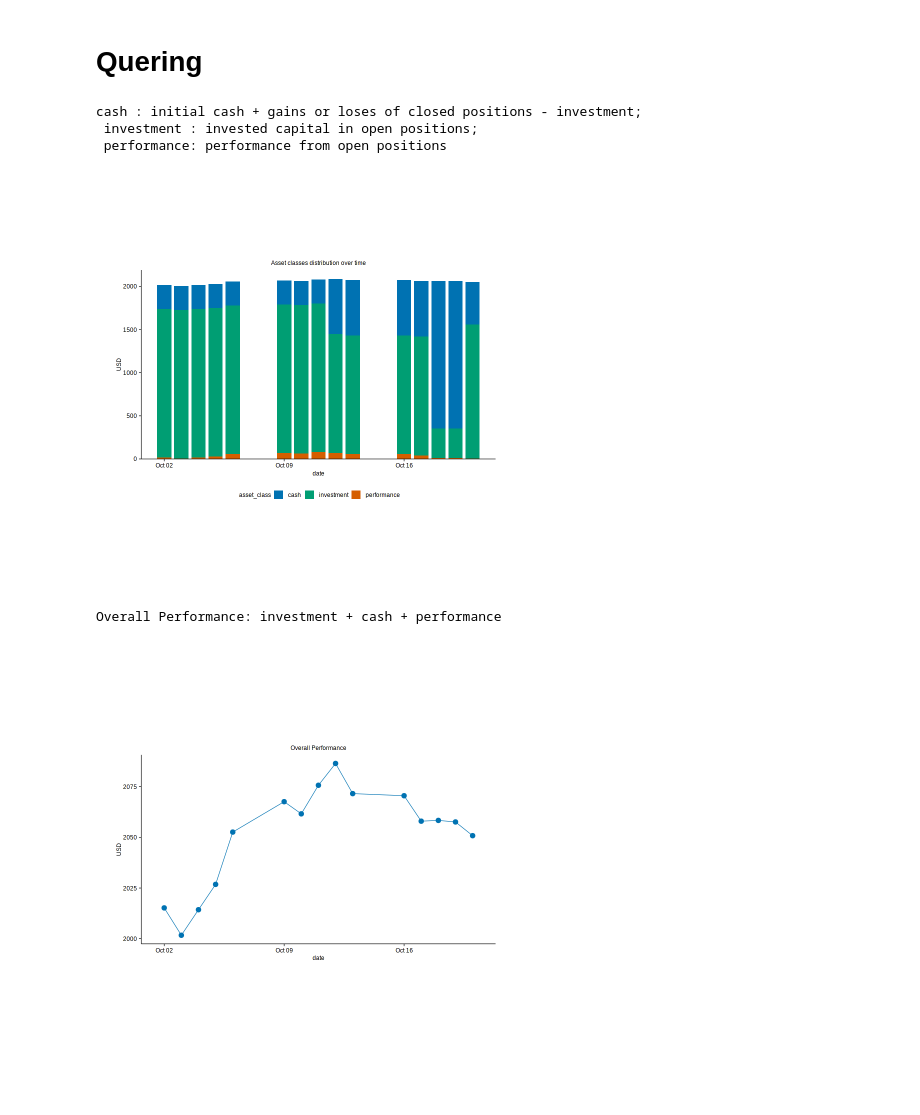
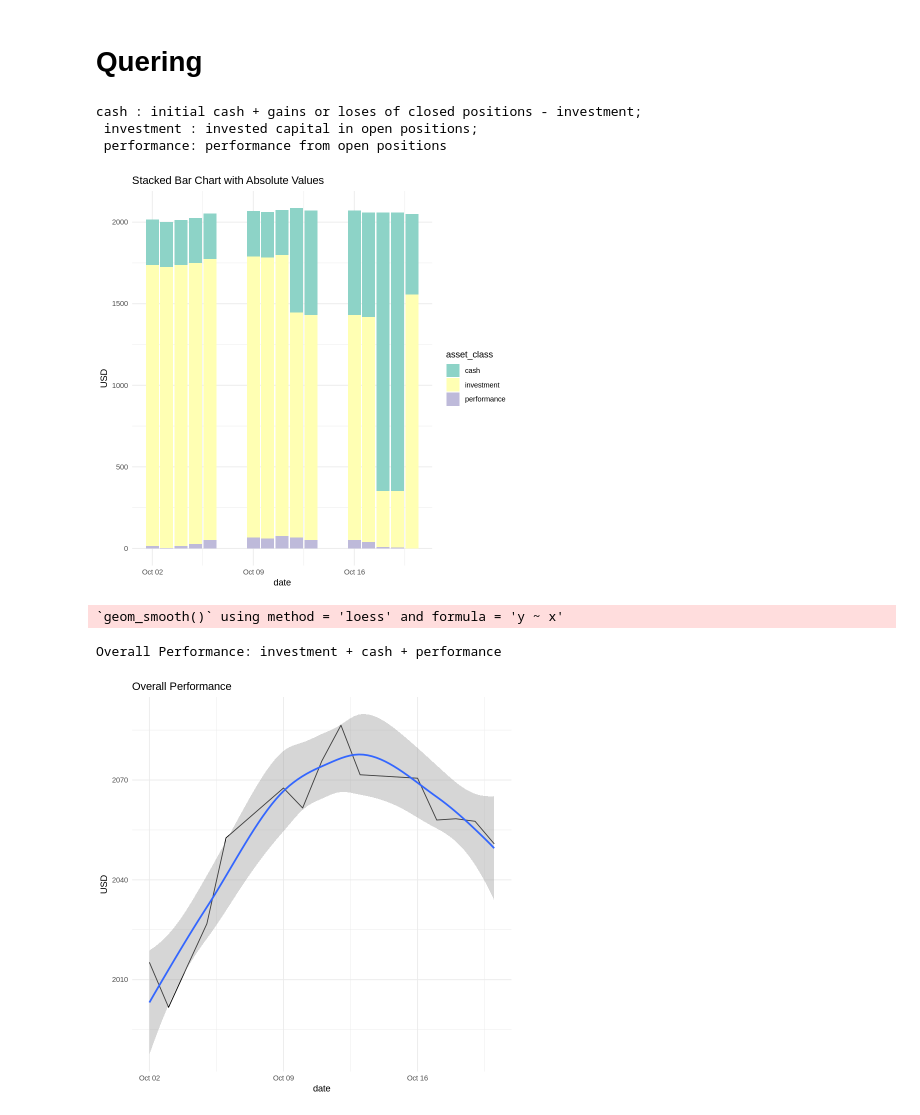
Before and after one commit to iNANOV/transaction-state-simulator, a Jupyter notebook: basic_example.ipynb, the cells around one changed output. Saved outputs shown, nothing was run; the diff lists cells and outputs as text; code cells hidden in the pictures.

```diff
--- a/basic_example.ipynb
+++ b/basic_example.ipynb
@@ -189,43 +154,45 @@ A tibble: 125 × 4
 # %% [markdown]
 # Quering
 # %%
-# Show summarized distribution over time
+# Summarized asset classes distribution over time
 
 suppressMessages({
   cumulative_state %>%
     dplyr::select(- open_positions) %>%
     pivot_longer(
       cols = c("investment", "cash", "performance"), # Select columns to pivot
       names_to = "asset_class",        # New column for key names
       values_to = "usd"          # New column for values
     ) %>%
     group_by(date, asset_class) %>%
     summarise(USD = sum(usd)) %>%
-    tidyplot(x = date, y = USD, color = asset_class,
-            width = 150, height = 80) %>%
-    add_barstack_absolute() %>%
-    add_title("Asset classes distribution over time") %>%
-    adjust_legend_position(position = "bottom")
+    ggplot(aes(x = date, y = USD, fill = asset_class)) +
+    geom_bar(stat = "identity") +  # Use raw values (absolute)
+    labs(title = "Stacked Bar Chart with Absolute Values") +
+  scale_fill_brewer(palette = "Set3") +  # Optional: nice color palette
+  theme_minimal()
 })
 
 cat("cash : initial cash + gains or loses of closed positions - investment;\n investment : invested capital in open positions;\n performance: performance from open positions\n")
 # %% [output]
 cash : initial cash + gains or loses of closed positions - investment;
  investment : invested capital in open positions;
  performance: performance from open positions
-[figure, old version]
+[figure, new version]
 # %%
-# Show overall performance in USD
+# Overall Performance in USD
 cumulative_state %>%
   dplyr::select(- open_positions)  %>%
   mutate(USD = investment + cash + performance) %>%
-  tidyplot(x = date, y = USD, width = 150, height = 80) %>%
-  add_line() %>%
-  add_mean_dot() %>%
-  add_title("Overall Performance")
+  ggplot(aes(x = date, y = USD)) +
+  geom_line() +
+  geom_smooth()+
+  labs(title = "Overall Performance") +
+  theme_minimal()
 
 cat("Overall Performance: investment + cash + performance")
 # %% [output]
-Overall Performance: investment + cash + performance
+`geom_smooth()` using method = 'loess' and formula = 'y ~ x'
+Overall Performance: investment + cash + performance
-[figure, old version]
+[figure, new version]
 # %%
```
Also changed, not shown: parts of 9 cells of this notebook.
